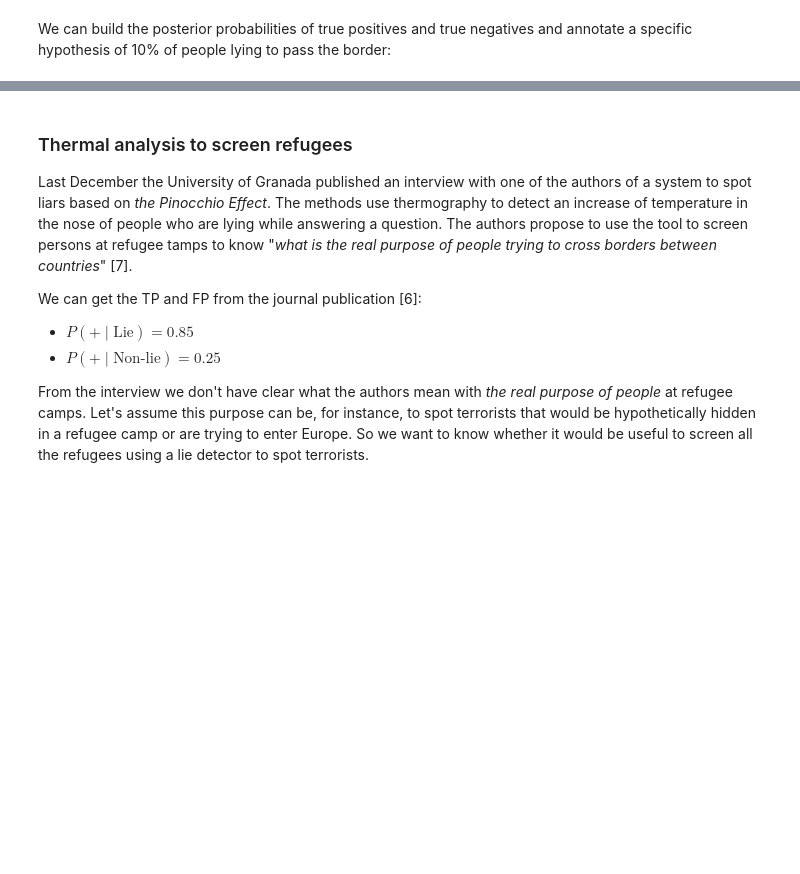
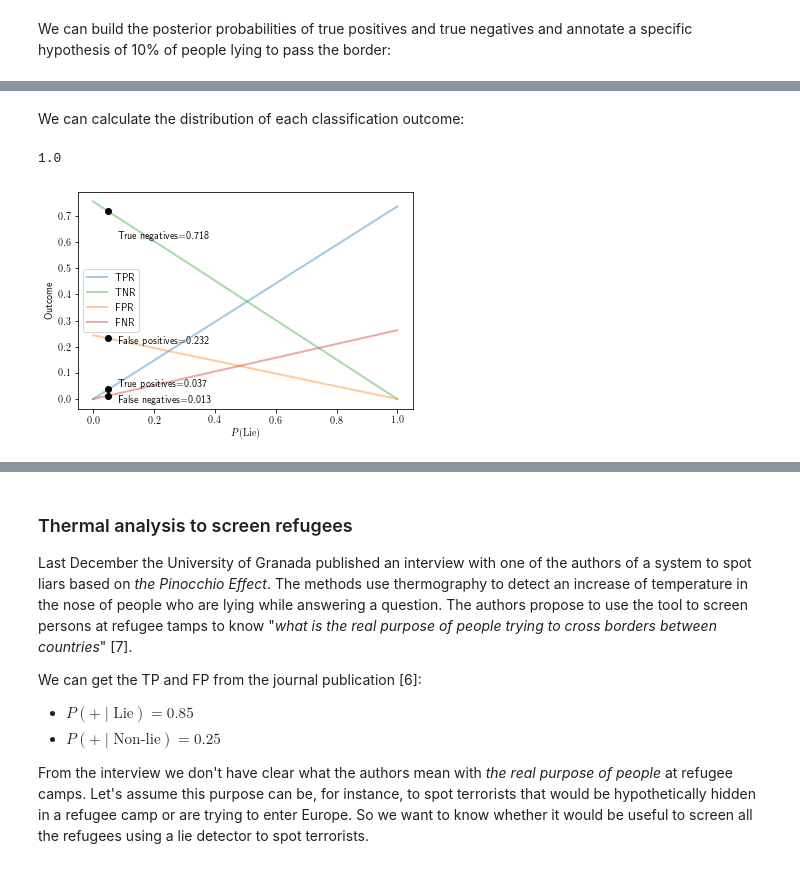
Before and after one commit to javism/bayesian-performance, a Jupyter notebook: bayesian-analysis.ipynb, the cells around one changed output, grey strips where cells are left out. Cells and saved outputs as stored; diff of their text form; code cells hidden in the pictures; blank space fills up the shorter version.

```diff
--- a/bayesian-analysis.ipynb
+++ b/bayesian-analysis.ipynb
@@ -211,0 +212,74 @@ vPrH[i]
+# %% [markdown]
+We can calculate the distribution of each classification outcome:
+# %%
+vPrH = np.arange(0.00001, 1.0, 0.0001)
+# TP = Pr(H)*Pr(E|H)
+vtp = vPrH*PrEH
+# FP = Pr(H')*Pr(E|H') = (1-Pr(H))*(1-Pr(E'|H'))
+vfp = (1-vPrH)*(PrEnH)
+# FN = Pr(H)*Pr(E'|H) = Pr(H)*(1-Pr(E|H))
+vfn = vPrH*(1-PrEH)
+# TN = Pr(H')*Pr(E'|H')
+vtn = (1-vPrH)*(1-PrEnH)
+
+# Plot the variations of tp,fp,fn,tn
+fig, ax = plt.subplots()
+ax.plot(vPrH, vtp, '-', lw=2, color='tab:blue', alpha=0.4)
+ax.plot(vPrH, vtn, '-', lw=2, color='tab:green', alpha=0.4)
+ax.plot(vPrH, vfp, '-', lw=2, color='tab:orange', alpha=0.4)
+ax.plot(vPrH, vfn, '-', lw=2, color='tab:red', alpha=0.4)
+
+plt.xlabel(r'$\displaystyle P(\textrm{Lie})$')
+plt.ylabel(r"Outcome")
+plt.legend([r"TPR", r"TNR", r"FPR", r"FNR"])
+
+
+i = 500
+
+ax.plot(vPrH[i], vtp[i], 'o', lw=2, color='k')
+ax.plot(vPrH[i], vtn[i], 'o', lw=2, color='k')
+ax.plot(vPrH[i], vfp[i], 'o', lw=2, color='k')
+ax.plot(vPrH[i], vfn[i], 'o', lw=2, color='k')
+
+point_x = vPrH[i]
+point_y = vtp[i]
+ax.annotate('True positives={:.3f}'.format(point_y),
+            xy=(point_x, point_y),
+            xycoords='data',
+            xytext=(point_x + 0.07, point_y + 0.10),
+            textcoords='axes fraction',
+            horizontalalignment='left',
+            verticalalignment='top')
+
+point_y = vtn[i]
+ax.annotate('True negatives={:.3f}'.format(point_y),
+            xy=(point_x, point_y),
+            xycoords='data',
+            xytext=(point_x + 0.07, point_y + 0.10),
+            textcoords='axes fraction',
+            horizontalalignment='left',
+            verticalalignment='top')
+
+point_y = vfp[i]
+ax.annotate('False positives={:.3f}'.format(point_y),
+            xy=(point_x, point_y),
+            xycoords='data',
+            xytext=(point_x + 0.07, point_y + 0.10),
+            textcoords='axes fraction',
+            horizontalalignment='left',
+            verticalalignment='top')
+
+point_y = vfn[i]
+ax.annotate('False negatives={:.3f}'.format(point_y),
+            xy=(point_x, point_y),
+            xycoords='data',
+            xytext=(point_x + 0.07, point_y + 0.05),
+            textcoords='axes fraction',
+            horizontalalignment='left',
+            verticalalignment='top')
+
+vPrH[i]
+vtp[i] + vtn[i] + vfp[i] + vfn[i]
+# %% [output]
+1.0
+[figure, added]
```
Also changed, not shown: parts of 4 cells of this notebook.
